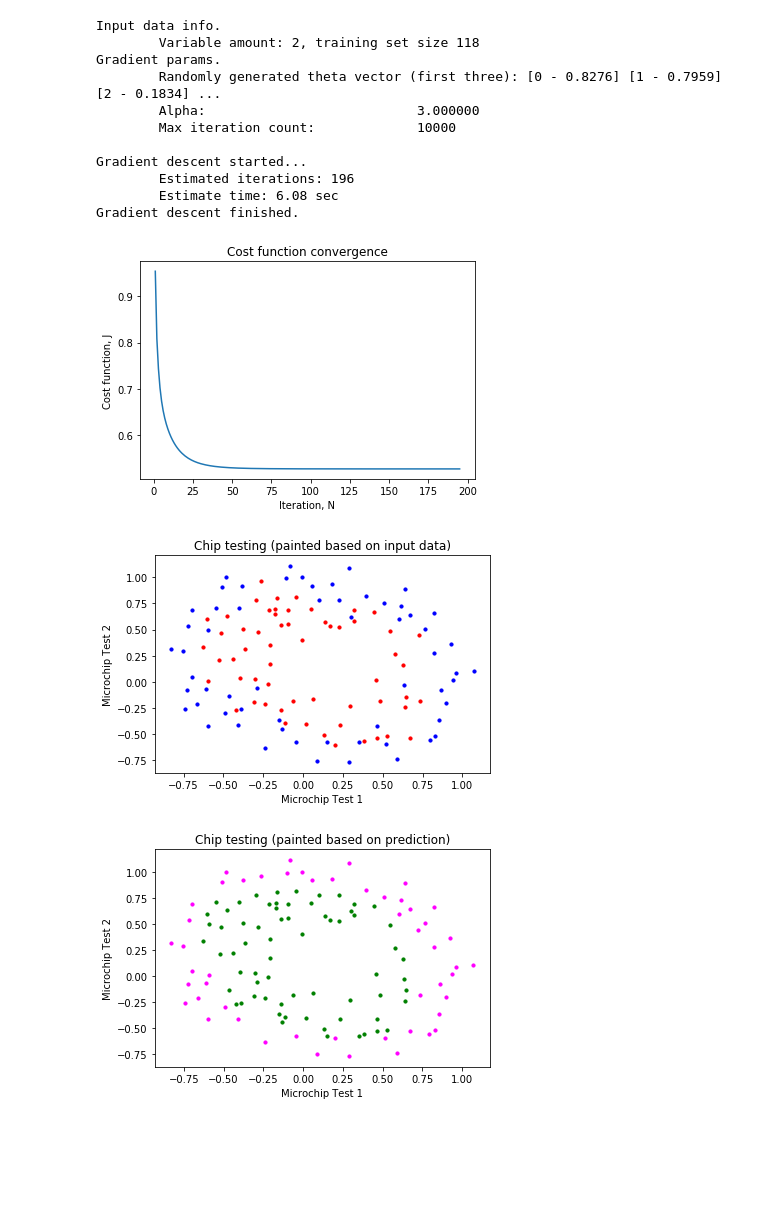
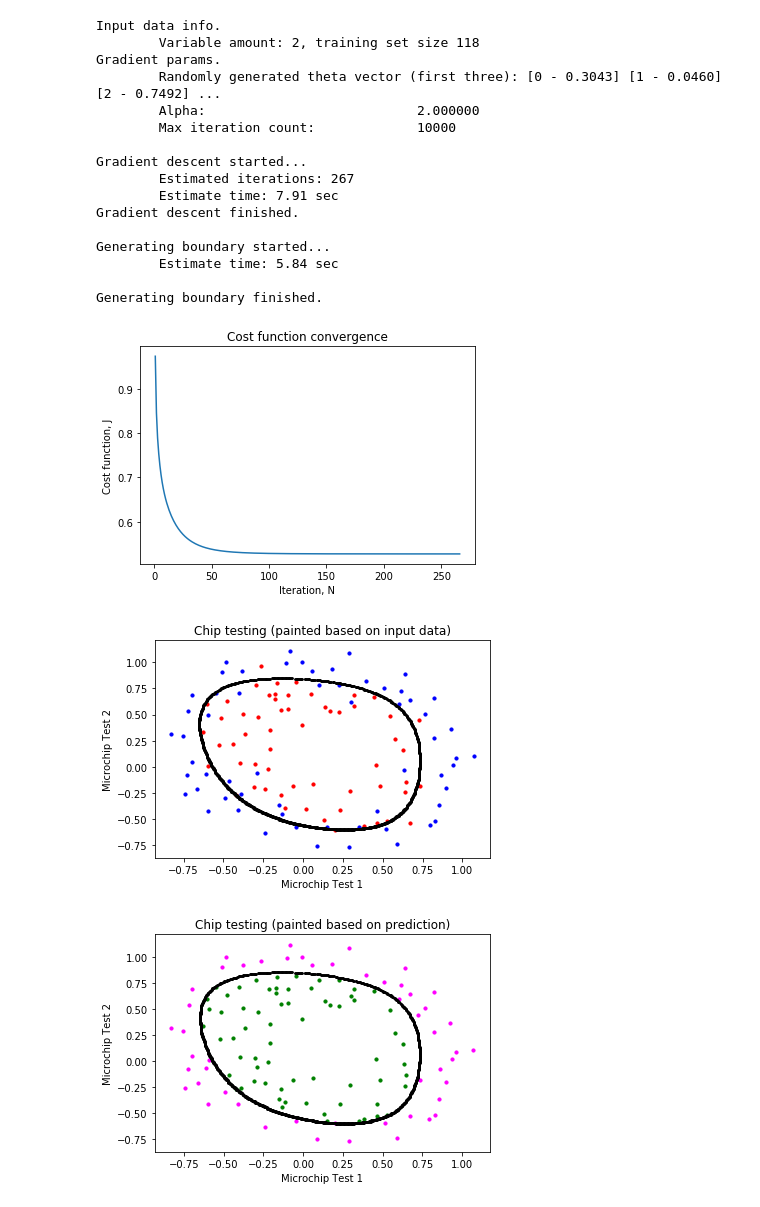
Before and after one commit to ZhartunMatthew/linear-regression-task, a Jupyter notebook: demo/init/jupyternote/logisticregression/regularized_logistic_regression.ipynb, the cells around one changed output. Cells and saved outputs as stored; diff of their text form; code cells hidden in the pictures; blank space fills up the shorter version.

Commit message:
Added displaying of decision boundary

```diff
--- a/demo/init/jupyternote/logisticregression/regularized_logistic_regression.ipynb
+++ b/demo/init/jupyternote/logisticregression/regularized_logistic_regression.ipynb
@@ -16,7 +16,7 @@ def load_data(path):
     print('\tVariable amount: %d, training set size %d' % (len(output_data[0]) - 1, len(output_data)))
     return np.array(output_data)
 # %%
-def display_logistic_data(data, labels=None):
+def display_logistic_data(data, labels=None, decision_boundary=None):
     a_data = data[data[:, -1] == 0]
     b_data = data[data[:, -1] == 1]
 
@@ -28,8 +28,21 @@ def display_logistic_data(data, labels=None):
         plt.xlabel(labels[0])
         plt.ylabel(labels[1])
         plt.title(labels[2])
+
+    if decision_boundary is not None:
+        plot_regression.scatter(decision_boundary[:, 0], decision_boundary[:, 1], s=3, color='black')
+# %%
+def generate_decision_boundary(theta):
+    decision_boundary = []
+    delta = 0.004
+    for i in np.arange(-0.75, 1.5, 0.005):
+        for j in np.arange(-0.75, 1.5, 0.005):
+            if 0.5 - delta <= hyp_value(map_two_variables_to_polynom([i, j], 6), theta) <= 0.5 + delta:
+                decision_boundary.append([i, j])
+
+    return np.array(decision_boundary)
 # %%
-def display_predicted(data, theta, labels):
+def display_predicted(data, theta, labels=None, decision_boundary=None):
     a_data = []
     b_data = []
     for item in data:
@@ -49,6 +62,9 @@ def display_predicted(data, theta, labels):
         plt.xlabel(labels[0])
         plt.ylabel(labels[1])
         plt.title(labels[2])
+
+    if decision_boundary is not None:
+        plot_prediction.scatter(decision_boundary[:, 0], decision_boundary[:, 1], s=3, color='black')
 # %%
 def display_all_plots():
     plt.show()
@@ -142,7 +158,7 @@ def compute_regularized_logistic_regression():
     y_data = data[:,  -1]
 
     theta = np.array([random.uniform(0, 1) for i in range(len(x_data[0]))])
-    alpha = 3.0
+    alpha = 2.0
     iterations = 10000
 
     # regression regularize coefficient using for solve underfitting/overfitting issue
@@ -153,39 +169,52 @@ def compute_regularized_logistic_regression():
     lm = 1
 
     print('Gradient params.')
     print('\tRandomly generated theta vector (first three): ', end='')
     [print('[%d - %.4f]' % (i, theta[i]), end=' ') for i in range(3)]
     print('...\n\tAlpha:                           %f' % alpha)
     print('\tMax iteration count:             %d' % iterations)
+
     print('\nGradient descent started...')
     start_time = time.time()
     theta = gradient_descent(x_data, y_data, theta, alpha, iterations, lm)
     end_time = time.time() - start_time
     print('\tEstimate time: %.2f sec' % end_time)
     print('Gradient descent finished.')
 
+    print('\nGenerating boundary started...')
+    start_time = time.time()
+    decision_boundary = generate_decision_boundary(theta)
+    end_time = time.time() - start_time
+    print('\tEstimate time: %.2f sec' % end_time)
+    print('\nGenerating boundary finished.')
+
     display_logistic_data(data, ['Microchip Test 1',
                                  'Microchip Test 2',
-                                 'Chip testing (painted based on input data)'])
+                                 'Chip testing (painted based on input data)'], decision_boundary)
 
     display_predicted(x_data, theta, ['Microchip Test 1',
                                       'Microchip Test 2',
-                                      'Chip testing (painted based on prediction)'])
+                                      'Chip testing (painted based on prediction)'], decision_boundary)
 
 compute_regularized_logistic_regression()
 display_all_plots()
 # %% [output]
 Input data info.
         Variable amount: 2, training set size 118
 Gradient params.
-        Randomly generated theta vector (first three): [0 - 0.8276] [1 - 0.7959] [2 - 0.1834] ...
-        Alpha:                           3.000000
+        Randomly generated theta vector (first three): [0 - 0.3043] [1 - 0.0460] [2 - 0.7492] ...
+        Alpha:                           2.000000
         Max iteration count:             10000
 
 Gradient descent started...
-        Estimated iterations: 196
-        Estimate time: 6.08 sec
+        Estimated iterations: 267
+        Estimate time: 7.91 sec
 Gradient descent finished.
+
+Generating boundary started...
+        Estimate time: 5.84 sec
+
+Generating boundary finished.
-[figure, old version]
+[figure, new version]
-[figure, old version]
+[figure, new version]
-[figure, old version]
+[figure, new version]
```
